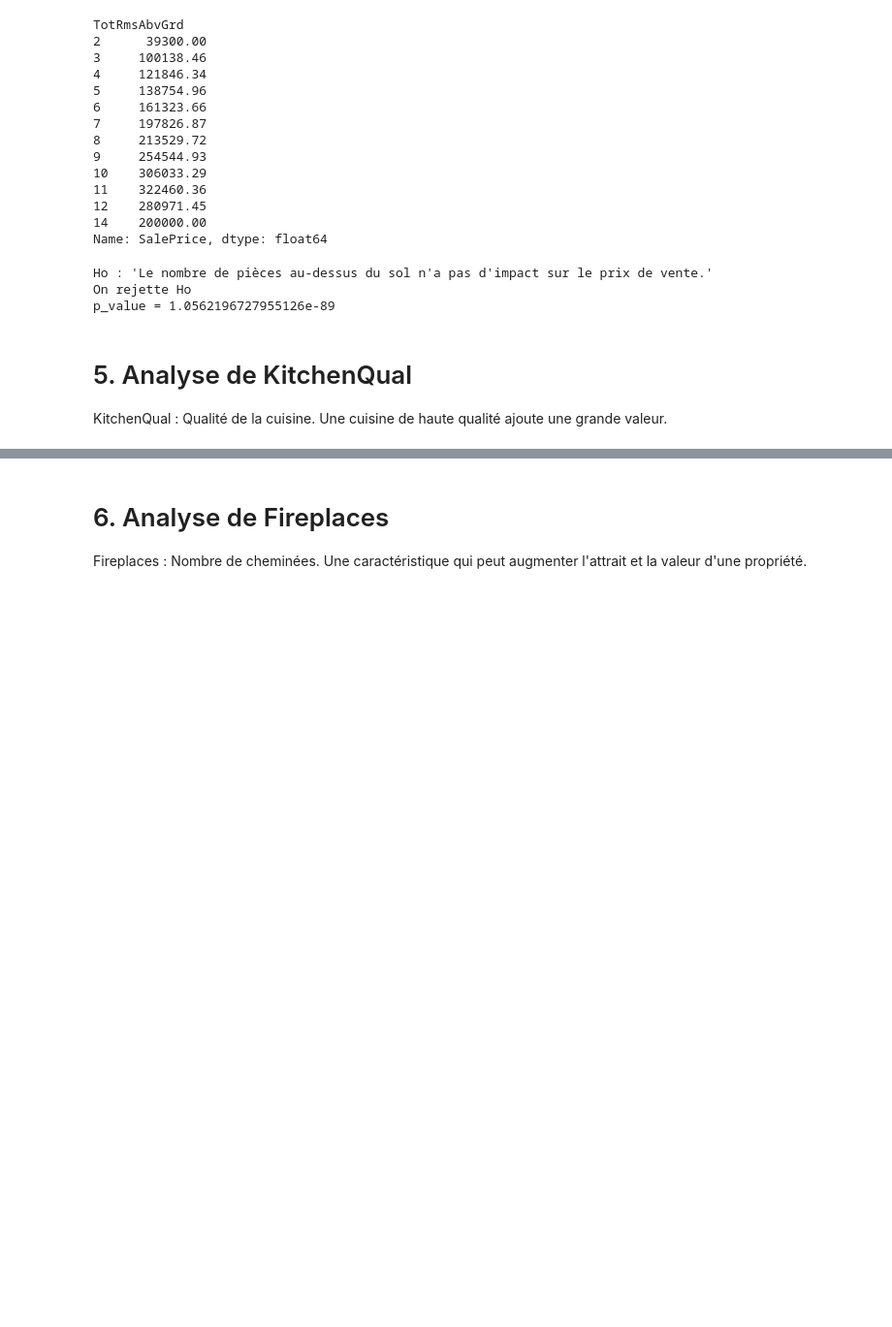
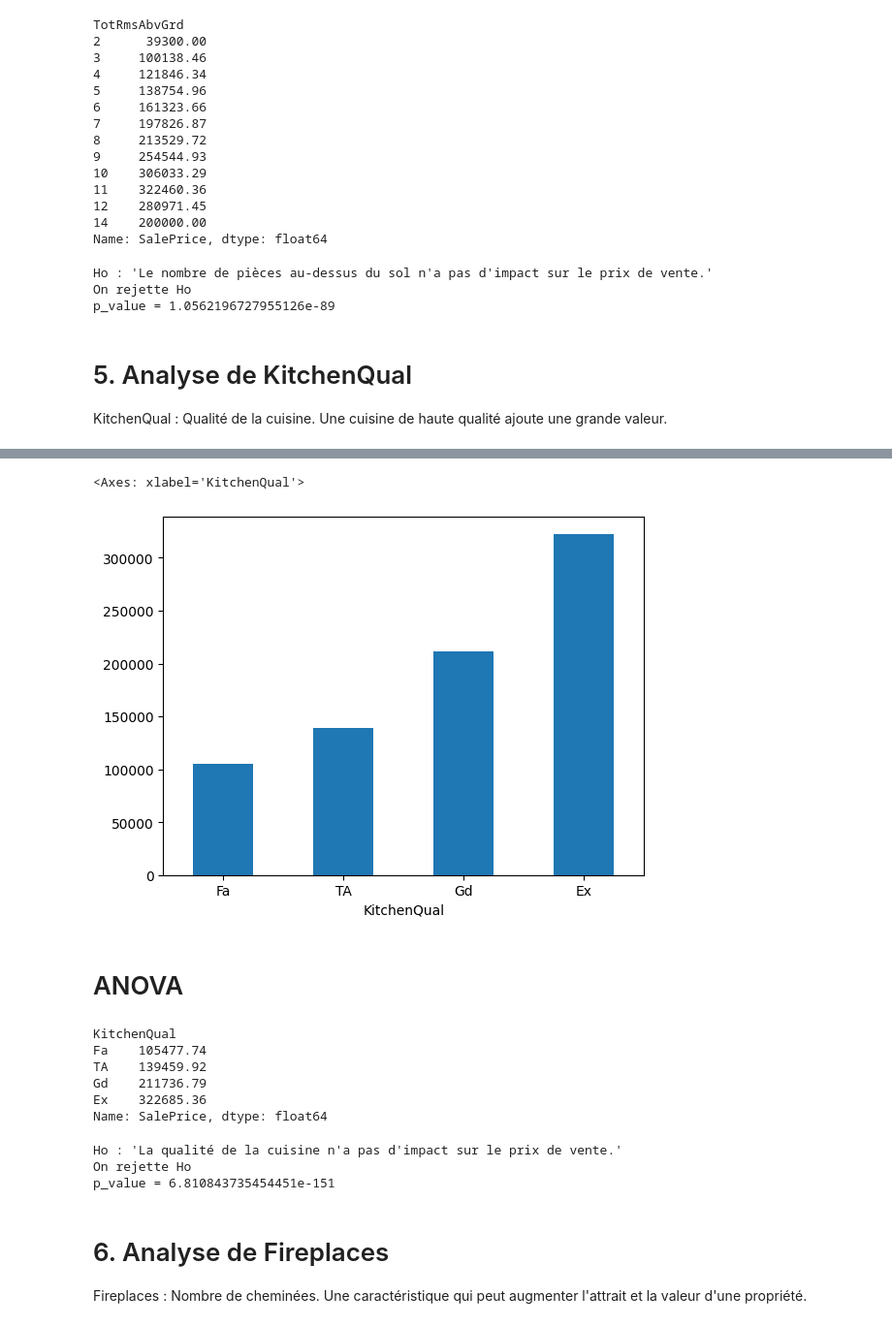
Before and after one commit to SimonGallien/prix-immobilier, a Jupyter notebook: EDA_Univariate.ipynb, the cells around one changed output, grey strips where cells are left out. Shown at 97% size. Saved outputs shown, nothing was run; the diff lists cells and outputs as text; code cells hidden in the pictures; blank space fills up the shorter version.

```diff
--- a/EDA_Univariate.ipynb
+++ b/EDA_Univariate.ipynb
@@ -438,3 +478,35 @@ KitchenQual : Qualité de la cuisine. Une cuisine de haute qualité ajoute une g
+# %%
+df.groupby("KitchenQual")["SalePrice"].mean().loc[qual_order].plot(kind="bar", rot=0)
+# %% [output]
+<Axes: xlabel='KitchenQual'>
+[figure, added]
+# %% [markdown]
+# ANOVA
+# %%
+df.groupby("KitchenQual")["SalePrice"].mean().loc[qual_order].round(2)
+# %% [output]
+KitchenQual
+Fa    105477.74
+TA    139459.92
+Gd    211736.79
+Ex    322685.36
+Name: SalePrice, dtype: float64
+# %%
+print("Ho : 'La qualité de la cuisine n'a pas d'impact sur le prix de vente.'")
+
+alpha = 0.02
+p_value = f_oneway(*df.groupby("KitchenQual")["SalePrice"].apply(list)).pvalue
+
+if p_value < alpha:
+    print("On rejette Ho")
+else:
+    print("On ne rejette pas Ho")
+
+print(f"p_value = {p_value}")
+# %% [output]
+Ho : 'La qualité de la cuisine n'a pas d'impact sur le prix de vente.'
+On rejette Ho
+p_value = 6.810843735454451e-151
 # %% [markdown]
 # 6. Analyse de Fireplaces
 Fireplaces : Nombre de cheminées. Une caractéristique qui peut augmenter l'attrait et la valeur d'une propriété.
```
Also changed, not shown: parts of 36 cells of this notebook.
